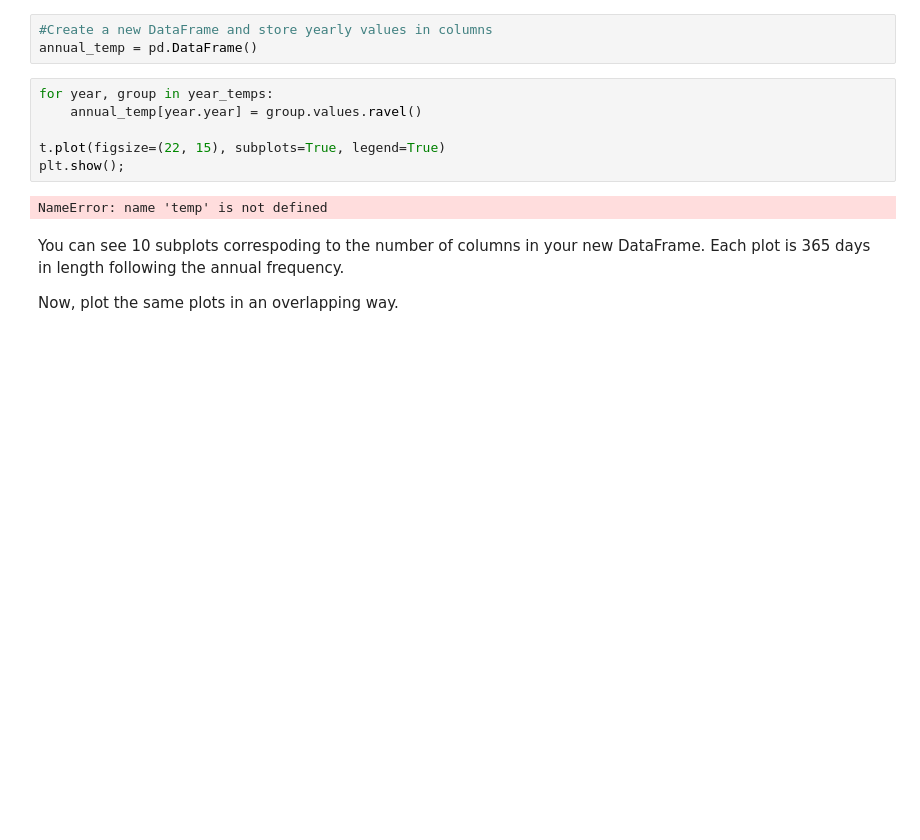
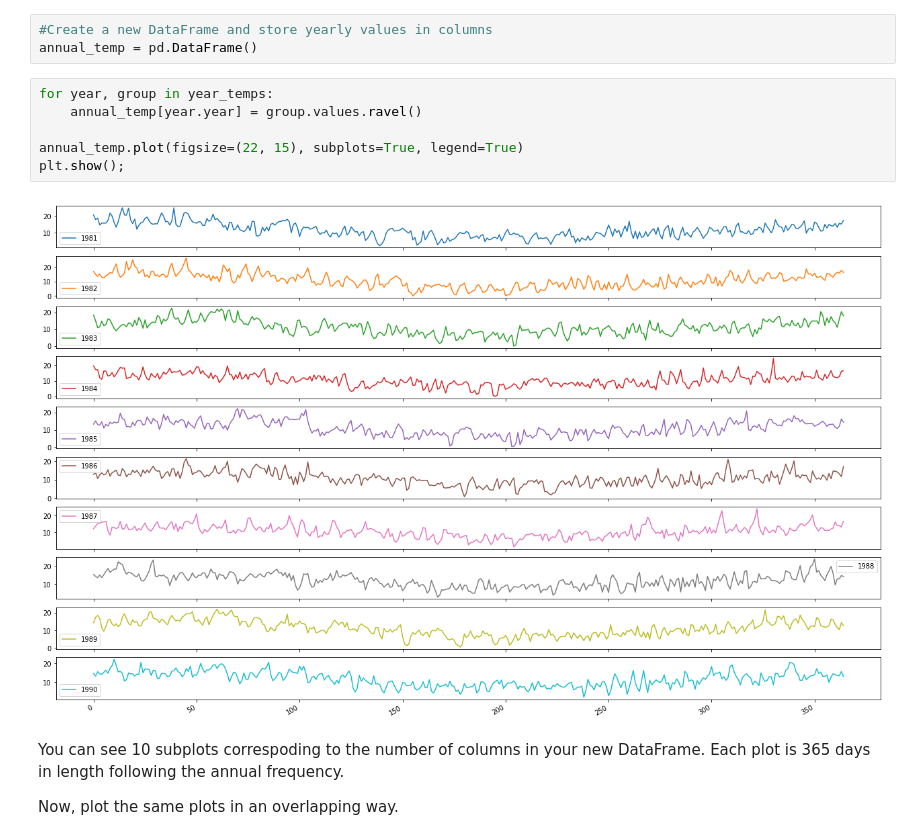
Before and after one commit to nkacoroski/dsc-3-25-04-visualizing-time-series-data-lab-seattle-ds-career-040119, a Jupyter notebook: index.ipynb, the cells around one changed output. Drawn from its saved outputs; the diff is of its cells as text; blank space fills up the shorter version.

```diff
--- a/index.ipynb
+++ b/index.ipynb
@@ -92,11 +92,11 @@ annual_temp = pd.DataFrame()
 # %%
 for year, group in year_temps:
     annual_temp[year.year] = group.values.ravel()
 
-t.plot(figsize=(22, 15), subplots=True, legend=True)
+annual_temp.plot(figsize=(22, 15), subplots=True, legend=True)
 plt.show();
 # %% [output]
-NameError: name 'temp' is not defined
+[figure, added]
 # %% [markdown]
 You can see 10 subplots correspoding to the number of columns in your new DataFrame. Each plot is 365 days in length following the annual frequency.
 
```
